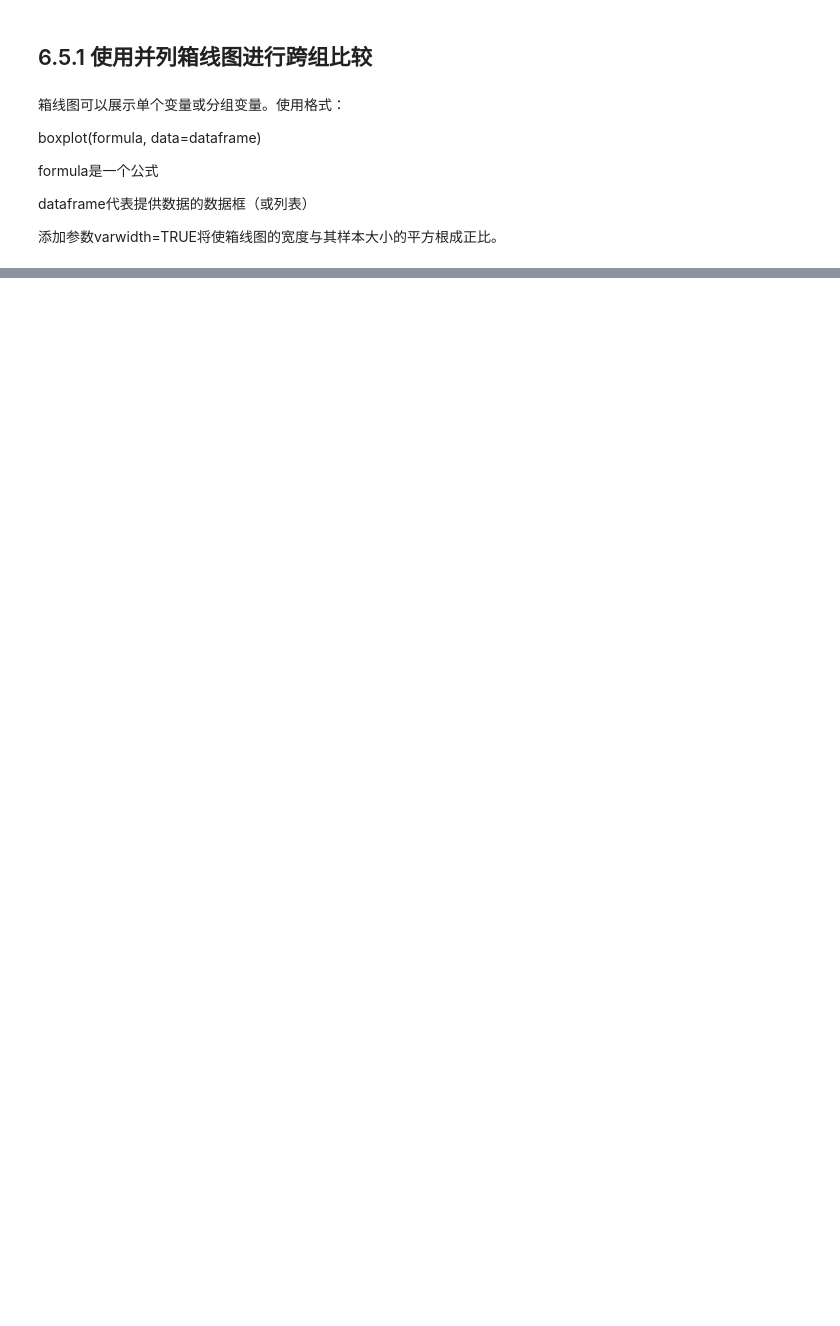
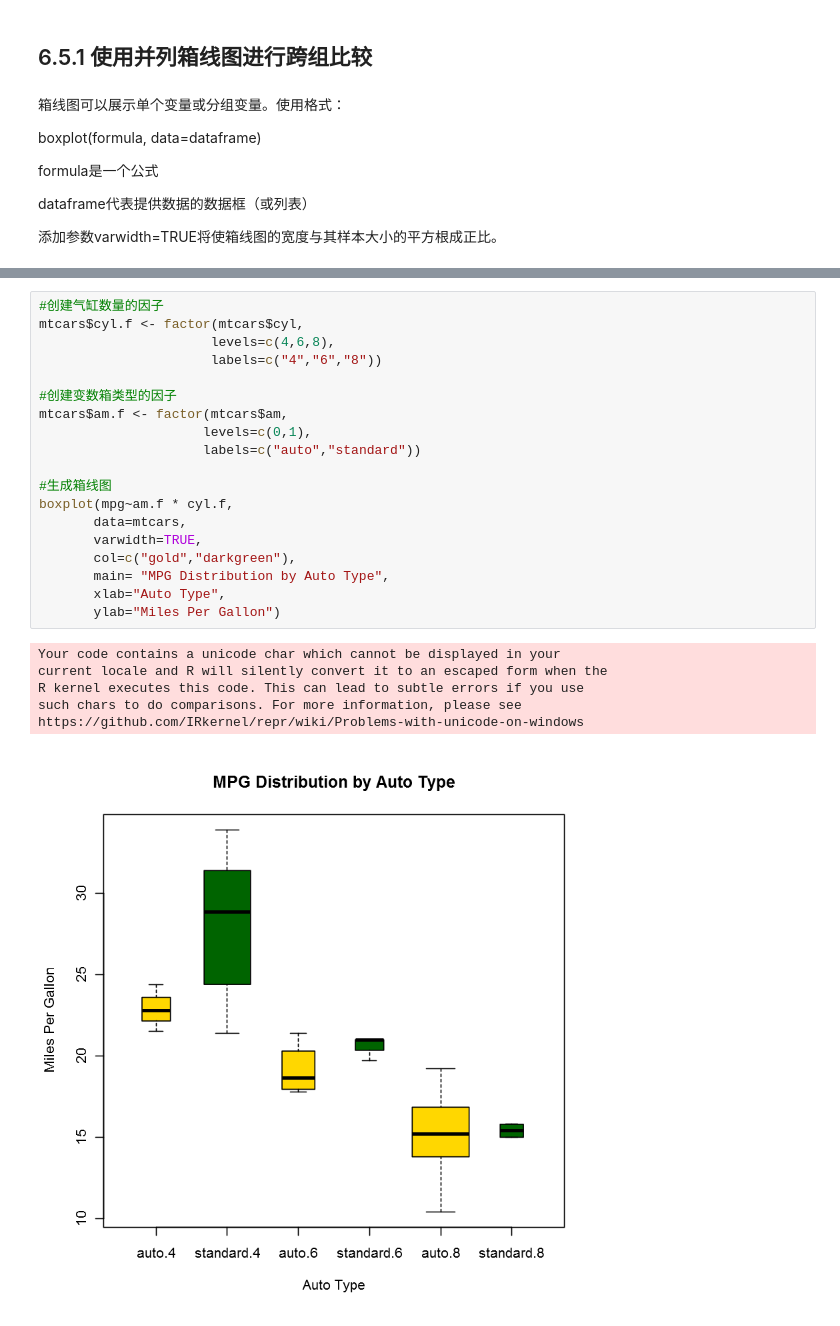
Before and after one commit to xiaowei3223/R-learning, a Jupyter notebook: 6 基本图形.ipynb, the cells around one changed output, grey strips where cells are left out. Cells and saved outputs as stored; diff of their text form; blank space fills up the shorter version.

```diff
--- a/6 基本图形.ipynb
+++ b/6 基本图形.ipynb
@@ -343,0 +393,26 @@ boxplot(mpg~cyl, data=mtcars,
+# %%
+#创建气缸数量的因子
+mtcars$cyl.f <- factor(mtcars$cyl,
+                      levels=c(4,6,8),
+                      labels=c("4","6","8"))
+
+#创建变数箱类型的因子
+mtcars$am.f <- factor(mtcars$am,
+                     levels=c(0,1),
+                     labels=c("auto","standard"))
+
+#生成箱线图
+boxplot(mpg~am.f * cyl.f,
+       data=mtcars,
+       varwidth=TRUE,
+       col=c("gold","darkgreen"),
+       main= "MPG Distribution by Auto Type",
+       xlab="Auto Type",
+       ylab="Miles Per Gallon")
+# %% [output]
+Your code contains a unicode char which cannot be displayed in your
+current locale and R will silently convert it to an escaped form when the
+R kernel executes this code. This can lead to subtle errors if you use
+such chars to do comparisons. For more information, please see
+https://github.com/IRkernel/repr/wiki/Problems-with-unicode-on-windows
+[figure, added]
```
Also changed, not shown: parts of 19 cells of this notebook.
